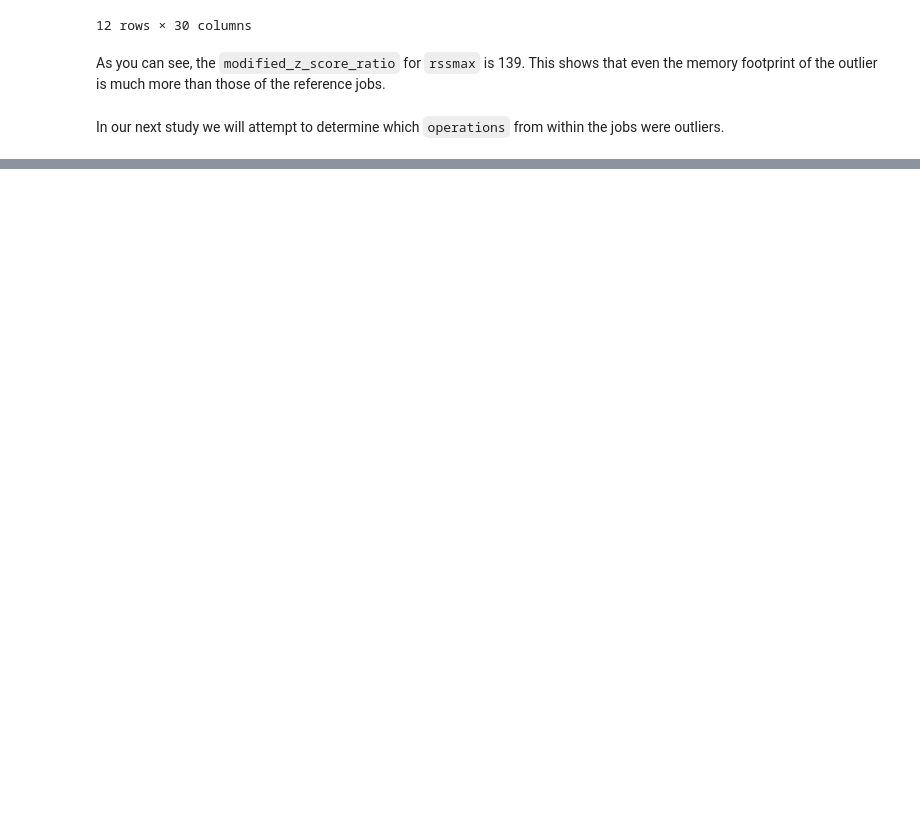
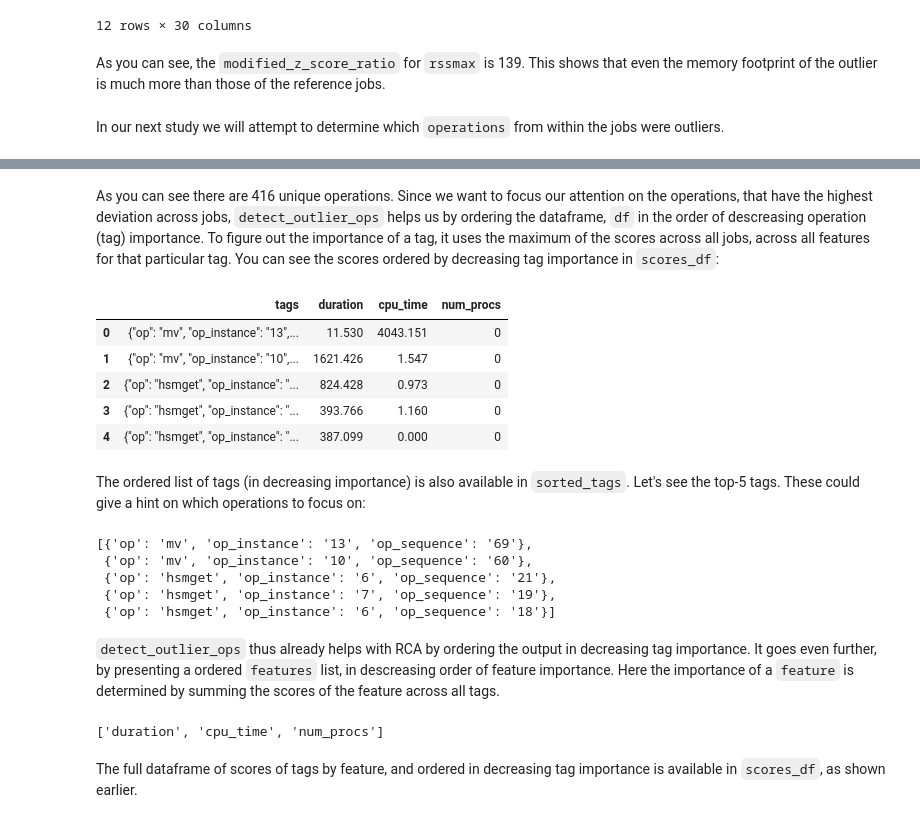
Before and after one commit to ilaflott/epmt, a Jupyter notebook: Outliers.ipynb, the cells around one changed output, grey strips where cells are left out. Saved outputs shown, nothing was run; the diff lists cells and outputs as text; code cells hidden in the pictures; blank space fills up the shorter version.

```diff
--- a/Outliers.ipynb
+++ b/Outliers.ipynb
@@ -318,0 +362,40 @@ In our next study we will attempt to determine which `operations` from within th
+# %% [markdown]
+As you can see there are 416 unique operations. Since we want to focus our attention
+on the operations, that have the highest deviation across jobs, `detect_outlier_ops`
+helps us by ordering the dataframe, `df` in the order of descreasing operation (tag)
+importance. To figure out the importance of a tag, it uses the maximum of the scores
+across all jobs, across all features for that particular tag. You can see the scores
+ordered by decreasing tag importance in `scores_df`:
+# %%
+scores_df.head()
+# %% [output]
+|  | tags | duration | cpu_time | num_procs |
+| 0 | {"op": "mv", "op_instance": "13",... | 11.530 | 4043.151 | 0 |
+| 1 | {"op": "mv", "op_instance": "10",... | 1621.426 | 1.547 | 0 |
+| 2 | {"op": "hsmget", "op_instance": "... | 824.428 | 0.973 | 0 |
+| 3 | {"op": "hsmget", "op_instance": "... | 393.766 | 1.160 | 0 |
+| 4 | {"op": "hsmget", "op_instance": "... | 387.099 | 0.000 | 0 |
+# %% [markdown]
+The ordered list of tags (in decreasing importance) is also available in `sorted_tags`.
+Let's see the top-5 tags. These could give a hint on which operations to focus on:
+# %%
+sorted_tags[:5]
+# %% [output]
+[{'op': 'mv', 'op_instance': '13', 'op_sequence': '69'},
+ {'op': 'mv', 'op_instance': '10', 'op_sequence': '60'},
+ {'op': 'hsmget', 'op_instance': '6', 'op_sequence': '21'},
+ {'op': 'hsmget', 'op_instance': '7', 'op_sequence': '19'},
+ {'op': 'hsmget', 'op_instance': '6', 'op_sequence': '18'}]
+# %% [markdown]
+`detect_outlier_ops` thus already helps with RCA by ordering the output
+in decreasing tag importance. It goes even further, by presenting a ordered
+`features` list, in descreasing order of feature importance. Here the
+importance of a `feature` is determined by summing the scores of the
+feature across all tags.
+# %%
+sorted_features
+# %% [output]
+['duration', 'cpu_time', 'num_procs']
+# %% [markdown]
+The full dataframe of scores of tags by feature, and ordered in
+decreasing tag importance is available in `scores_df`, as shown earlier.
```
Also changed, not shown: parts of 17 cells of this notebook, 2 other files.
